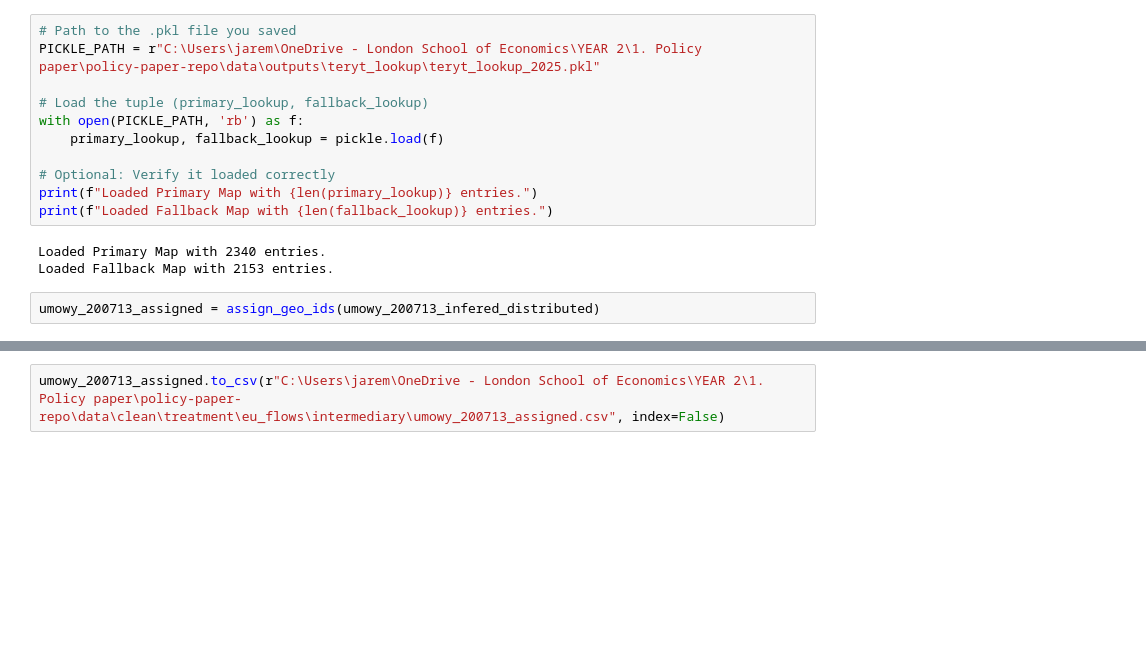
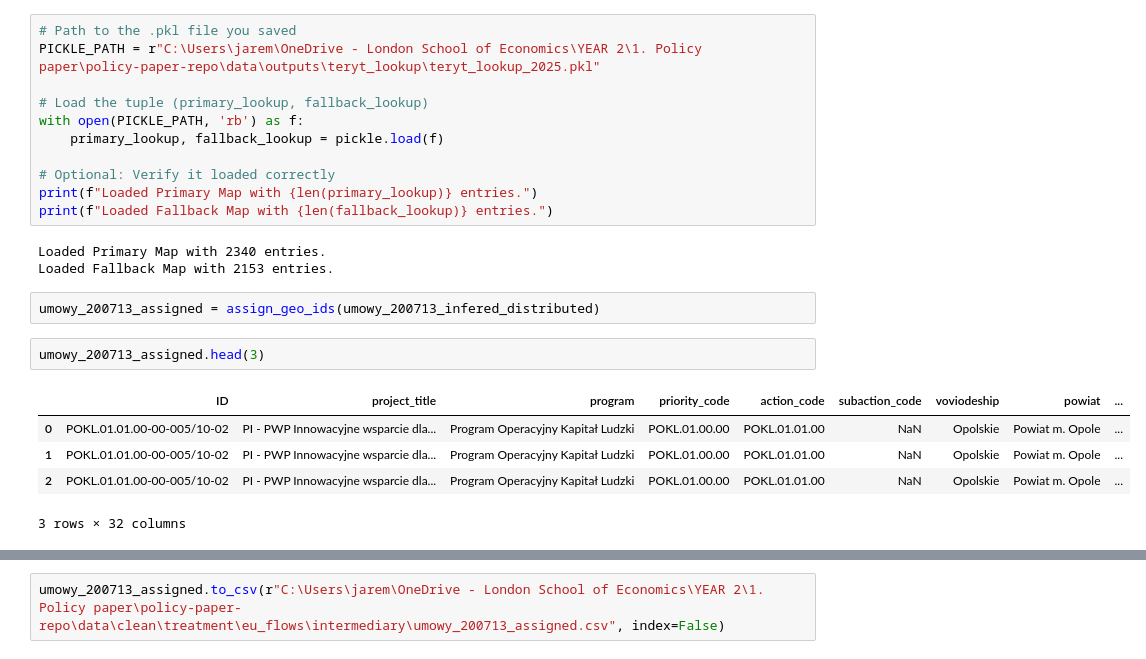
Before and after one commit to aleksandrajaremko/Policy-paper, a Jupyter notebook: code/processing/UE_funds_processing/teryt_matching.ipynb, the cells around one changed output, grey strips where cells are left out. Cells and saved outputs as stored; diff of their text form; blank space fills up the shorter version.

```diff
--- a/code/processing/UE_funds_processing/teryt_matching.ipynb
+++ b/code/processing/UE_funds_processing/teryt_matching.ipynb
@@ -166,6 +196,14 @@ Loaded Primary Map with 2340 entries.
 Loaded Fallback Map with 2153 entries.
 # %%
 umowy_200713_assigned = assign_geo_ids(umowy_200713_infered_distributed)
+# %%
+umowy_200713_assigned.head(3)
+# %% [output]
+|  | ID | project_title | program | priority_code | action_code | subaction_code | voviodeship | powiat | ... |
+| 0 | POKL.01.01.00-00-005/10-02 | PI - PWP Innowacyjne wsparcie dla... | Program Operacyjny Kapitał Ludzki | POKL.01.00.00 | POKL.01.01.00 | NaN | Opolskie | Powiat m. Opole | ... |
+| 1 | POKL.01.01.00-00-005/10-02 | PI - PWP Innowacyjne wsparcie dla... | Program Operacyjny Kapitał Ludzki | POKL.01.00.00 | POKL.01.01.00 | NaN | Opolskie | Powiat m. Opole | ... |
+| 2 | POKL.01.01.00-00-005/10-02 | PI - PWP Innowacyjne wsparcie dla... | Program Operacyjny Kapitał Ludzki | POKL.01.00.00 | POKL.01.01.00 | NaN | Opolskie | Powiat m. Opole | ... |
+3 rows × 32 columns
 # %%
 umowy_200713_assigned.info()
 # %% [output]
```
Also changed, not shown: parts of 22 cells of this notebook, 3 other files.
